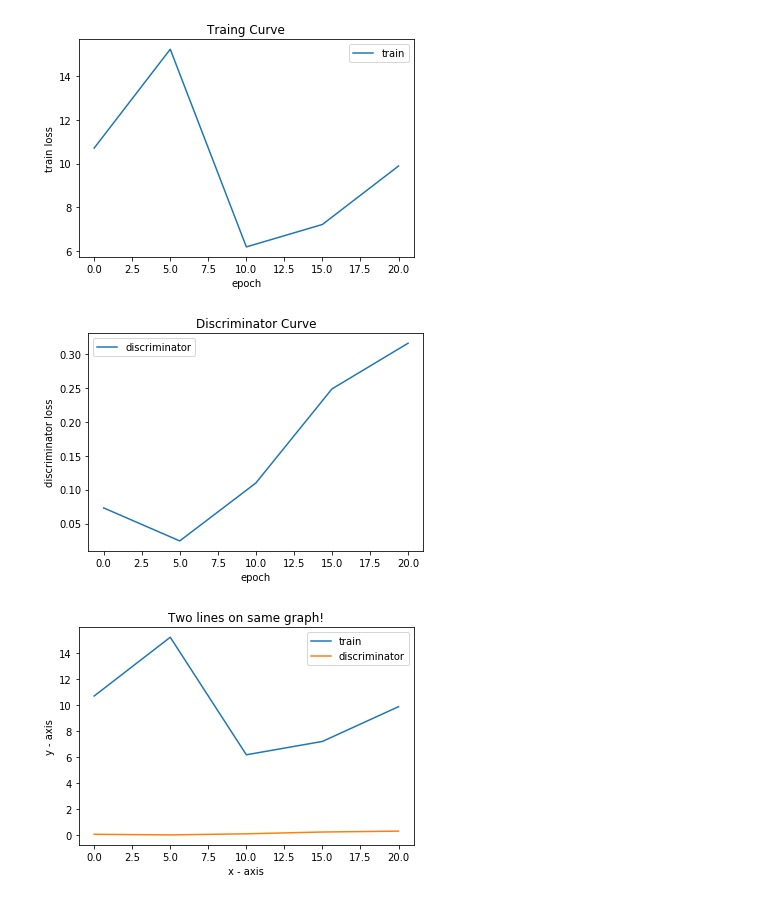
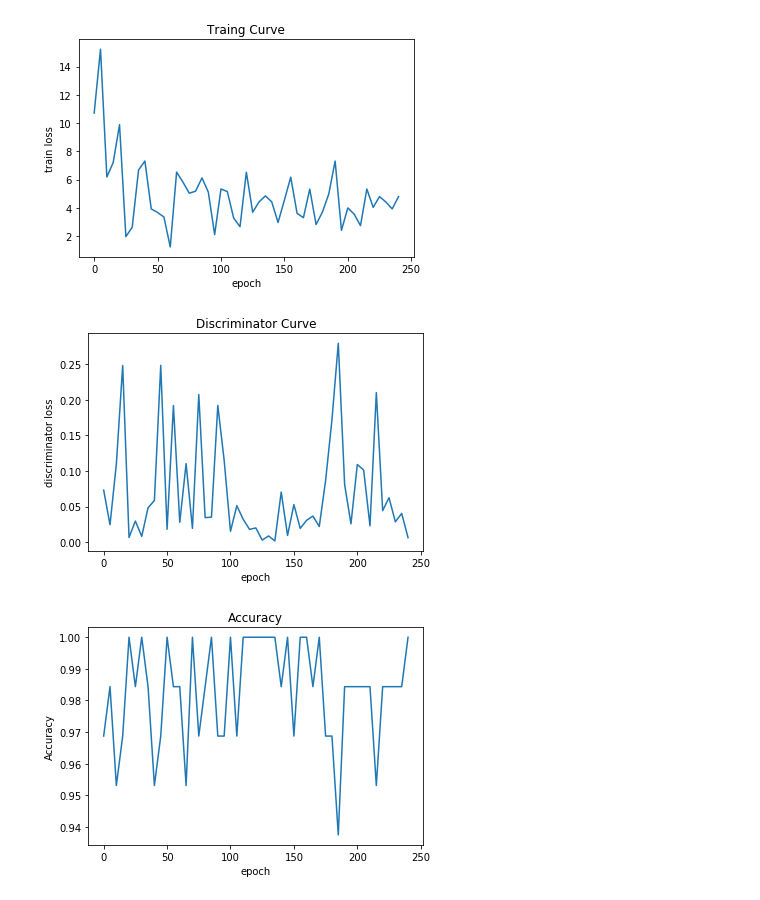
Before and after one commit to jiarongp/Sem_DL, a Jupyter notebook: curve_draw.ipynb, the cells around one changed output. Cells and saved outputs as stored; diff of their text form; code cells hidden in the pictures.

```diff
--- a/curve_draw.ipynb
+++ b/curve_draw.ipynb
@@ -2,52 +2,70 @@
 import numpy as np
 import matplotlib.pyplot as plt
 
-#with open("train_loss.txt") as f:
-with open('train_loss.txt') as f:
+#with open("target.txt") as f:
+with open('target.txt') as f:
     lines = f.readlines()
     x = [line.split()[0] for line in lines]
     y = [line.split()[1] for line in lines]
 
-import numpy as np
-import matplotlib.pyplot as plt
 
-#with open("train_loss.txt") as f:
-with open('disc_loss.txt') as f:
+#with open("target.txt") as f:
+with open('target.txt') as f:
     lines = f.readlines()
     a = [line.split()[0] for line in lines]
-    b = [line.split()[1] for line in lines]
+    b = [line.split()[2] for line in lines]
+
+with open('target.txt') as f:
+    lines = f.readlines()
+    c = [line.split()[0] for line in lines]
+    d = [line.split()[3] for line in lines]
+
 fig = plt.figure()
 fig2 = plt.figure()
+fig3 = plt.figure()
+
 ax1 = fig.add_subplot()
 ax2 = fig2.add_subplot()
-
+ax3 = fig3.add_subplot()
 ax1.set_title("Traing Curve")
 ax1.set_xlabel('epoch')
 ax1.set_ylabel('train loss')
 
 ax2.set_title("Discriminator Curve")
 ax2.set_xlabel('epoch')
 ax2.set_ylabel('discriminator loss')
 
+ax3.set_title("Accuracy")
+ax3.set_xlabel('epoch')
+ax3.set_ylabel('Accuracy')
+
 x_new_list =[float(i) for i in x]
-#y_new_list = []
+
 y_new_list = [float(k) for k in y]
 #print(x_new_list)
 #print(y_new_list)
+a_list = [float(i) for i in a]
+b_list = [float(k) for k in b]
+
+c_list = [float(i) for i in c]
+d_list = [float(k) for k in d]
+
 ax1.plot(x_new_list,y_new_list, label='train')
 ax2.plot(a_list,b_list,label="discriminator")
-a_list = [float(i) for i in a]
-b_list = [float(k) for k in b]
-leg = ax2.legend()
-leg = ax1.legend()
+ax3.plot(c_list,d_list,label="accuracy")
+
+#leg = ax2.legend()
+#leg = ax1.legend()
+#leg = ax3.legend()
 #x =[0,5,10,15,20]
 #y= [10.707,15.227,6.1876,7.214,9.888]
 #plt.plot(x,y)
 
 plt.show()
 # %% [output]
-[figure, old version]
+[figure, new version]
-[figure, old version]
+[figure, new version]
+[figure, added]
 # %%
 plt.plot(x_new_list, y_new_list, label="train")
 plt.plot(a_list,b_list,label="discriminator")
@@ -62,5 +80,3 @@ plt.legend()
 
 # function to show the plot
 plt.show()
-# %% [output]
-[figure, removed]
```
